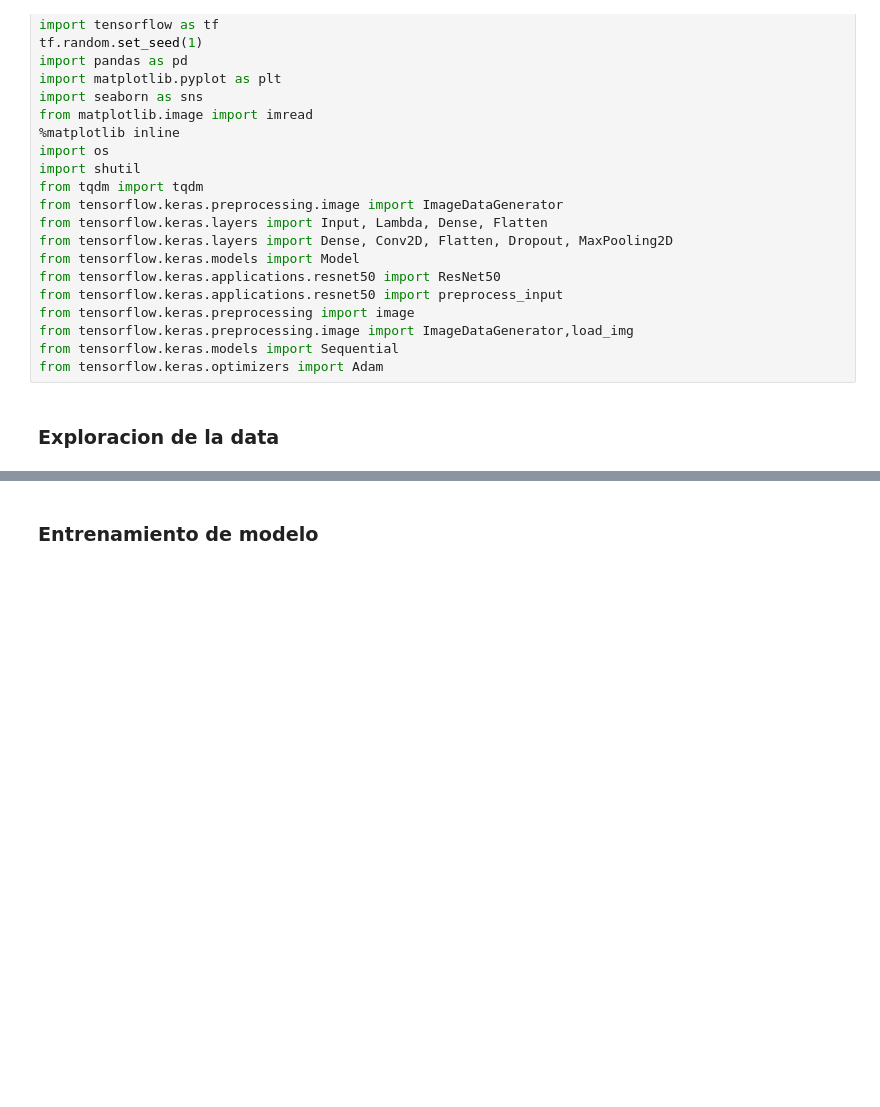
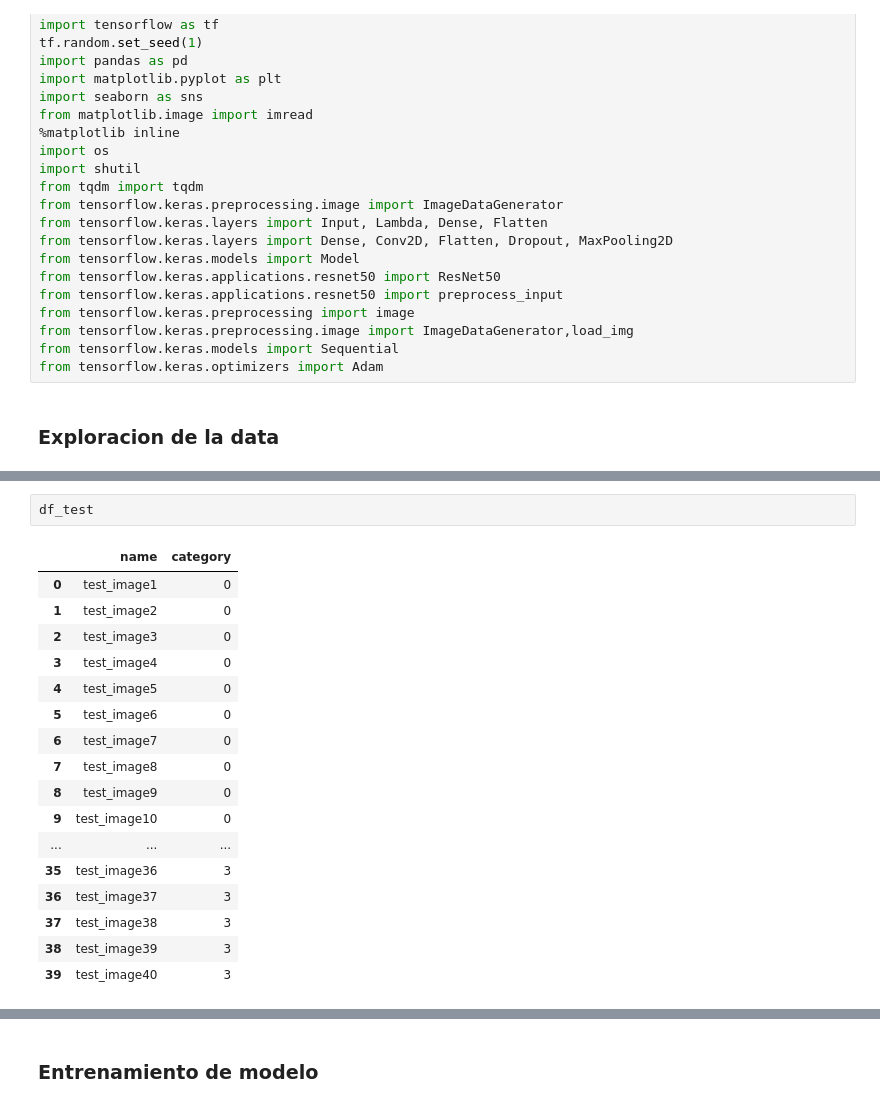
Before and after one commit to andresdlRoca/retail_products_classification, a Jupyter notebook: classification.ipynb, the cells around one changed output, grey strips where cells are left out. Drawn from its saved outputs; the diff is of its cells as text; blank space fills up the shorter version.

```diff
--- a/classification.ipynb
+++ b/classification.ipynb
@@ -45,0 +93,20 @@ test_path = dataset + "test/"
+# %%
+df_test
+# %% [output]
+|  | name | category |
+| 0 | test_image1 | 0 |
+| 1 | test_image2 | 0 |
+| 2 | test_image3 | 0 |
+| 3 | test_image4 | 0 |
+| 4 | test_image5 | 0 |
+| 5 | test_image6 | 0 |
+| 6 | test_image7 | 0 |
+| 7 | test_image8 | 0 |
+| 8 | test_image9 | 0 |
+| 9 | test_image10 | 0 |
+| ... | ... | ... |
+| 35 | test_image36 | 3 |
+| 36 | test_image37 | 3 |
+| 37 | test_image38 | 3 |
+| 38 | test_image39 | 3 |
+| 39 | test_image40 | 3 |
```
Also changed, not shown: parts of 18 cells of this notebook, 40 other files.
